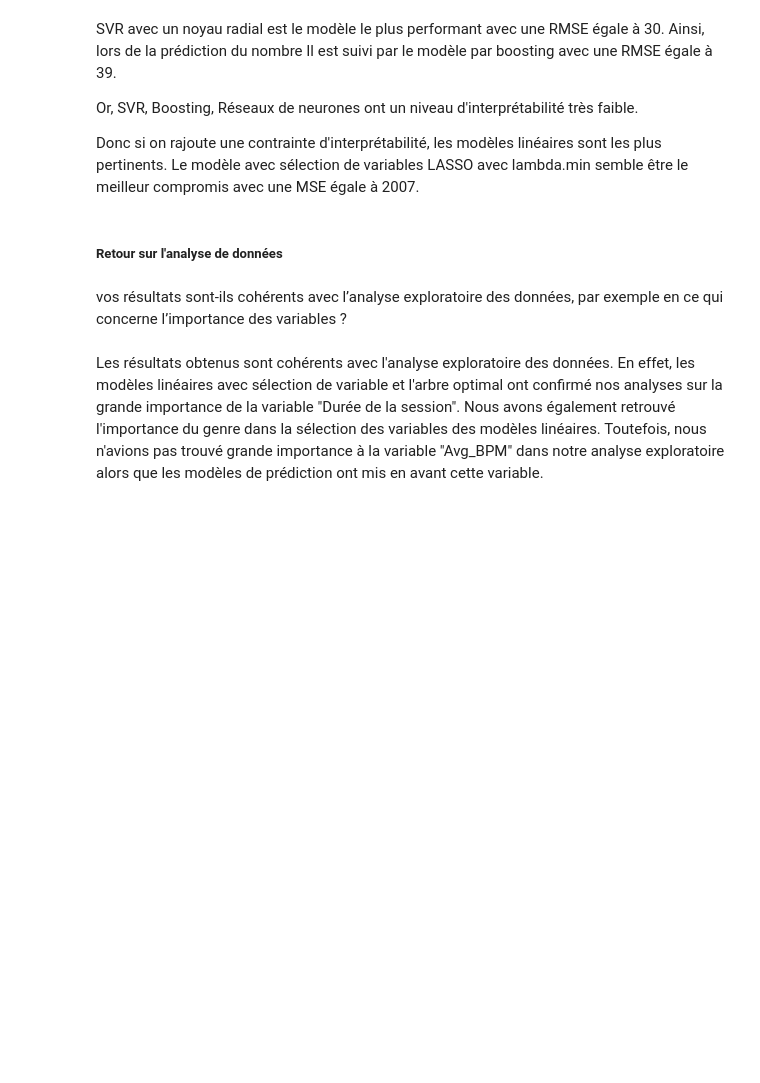
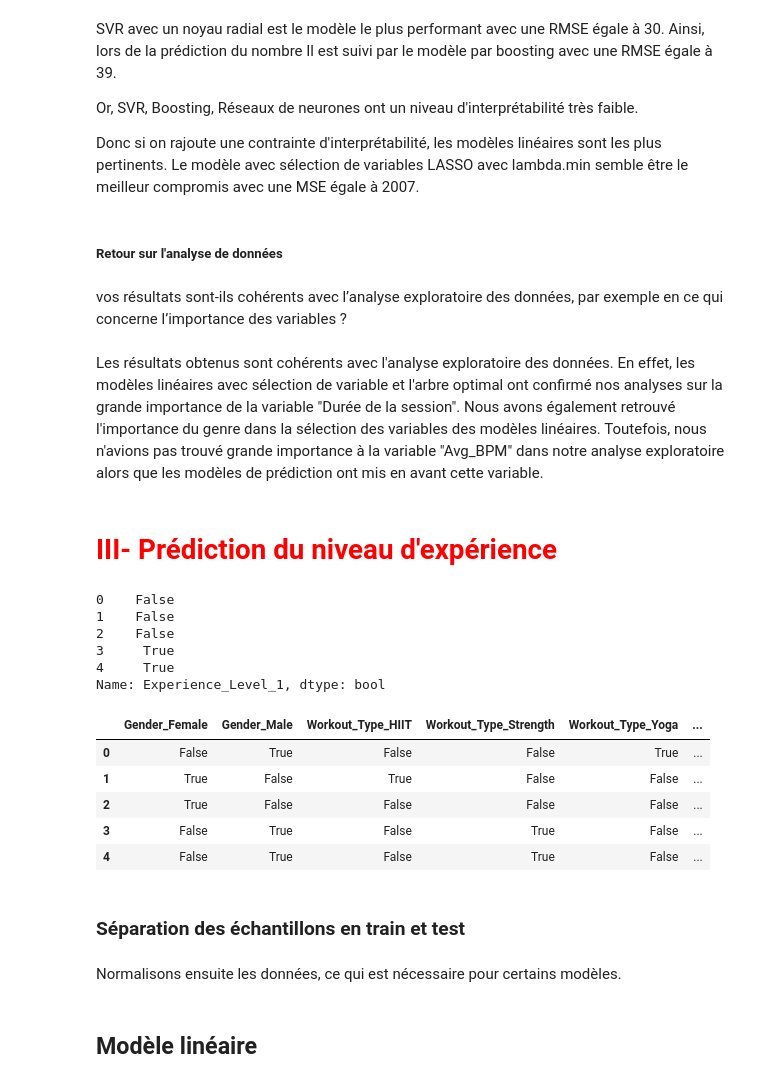
Before and after one commit to QUENTINTOUIL/Projet_ML, a Jupyter notebook: Python.ipynb, the cells around one changed output. Cells and saved outputs as stored; diff of their text form; code cells hidden in the pictures; blank space fills up the shorter version.

```diff
--- a/Python.ipynb
+++ b/Python.ipynb
@@ -558,3 +391,44 @@ Donc si on rajoute une contrainte d'interprétabilité, les modèles linéaires
 vos résultats sont-ils cohérents avec l’analyse exploratoire des données, par exemple en ce qui concerne l’importance des variables ?
 # %% [markdown]
 Les résultats obtenus sont cohérents avec l'analyse exploratoire des données. En effet, les modèles linéaires avec sélection de variable et l'arbre optimal ont confirmé nos analyses sur la grande importance de la variable "Durée de la session". Nous avons également retrouvé l'importance du genre dans la sélection des variables des modèles linéaires. Toutefois, nous n'avions pas trouvé grande importance à la variable "Avg_BPM" dans notre analyse exploratoire alors que les modèles de prédiction ont mis en avant cette variable.
+# %% [markdown]
+<h1 style="color:red">III- Prédiction du niveau d'expérience</h1>
+# %%
+GymDum=pd.get_dummies(gym[["Gender","Workout_Type","Experience_Level","Workout_Frequency"]])
+GymDum = GymDum.drop(columns=["Workout_Type_Cardio","Workout_Frequency_2"])
+
+
+GymDum2=pd.get_dummies(gym[["Gender","Workout_Type","Workout_Frequency"]])
+GymDum2 = GymDum2.drop(columns=["Workout_Type_Cardio","Workout_Frequency_2"])
+
+
+Y1=GymDum["Experience_Level_1"]
+Y2=GymDum["Experience_Level_2"]
+Y3=GymDum["Experience_Level_3"]
+
+Yb=gym["Experience_Level"]
+
+Y1.head()
+# %% [output]
+0    False
+1    False
+2    False
+3     True
+4     True
+Name: Experience_Level_1, dtype: bool
+# %%
+dfC2=pd.concat([GymDum,gymQuant],axis=1)
+dfC2=dfC2.drop(columns=["Experience_Level_1","Experience_Level_2", "Experience_Level_3"])
+
+dfC3=pd.concat([GymDum2,gymQuant],axis=1)
+
+dfC2.head()
+# %% [output]
+|  | Gender_Female | Gender_Male | Workout_Type_HIIT | Workout_Type_Strength | Workout_Type_Yoga | ... |
+| 0 | False | True | False | False | True | ... |
+| 1 | True | False | True | False | False | ... |
+| 2 | True | False | False | False | False | ... |
+| 3 | False | True | False | True | False | ... |
+| 4 | False | True | False | True | False | ... |
+# %% [markdown]
+### Séparation des échantillons en train et test
@@ -560,0 +440,2 @@ Les résultats obtenus sont cohérents avec l'analyse exploratoire des données.
+# %% [markdown]
+Normalisons ensuite les données, ce qui est nécessaire pour certains modèles.
@@ -560,0 +457,2 @@ Les résultats obtenus sont cohérents avec l'analyse exploratoire des données.
+# %% [markdown]
+## Modèle linéaire
```
Also changed, not shown: parts of 53 cells of this notebook, 1 other file.
